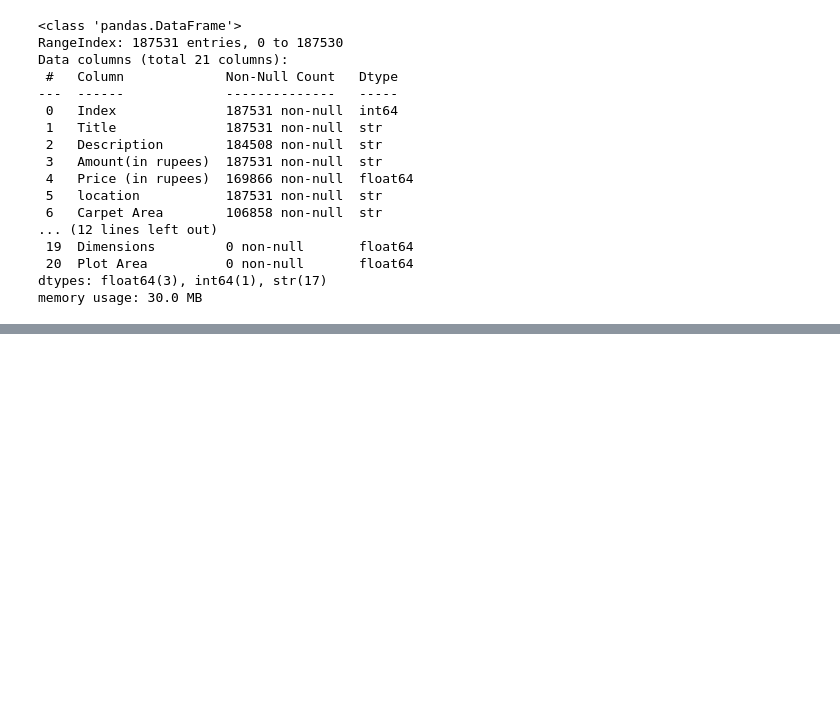
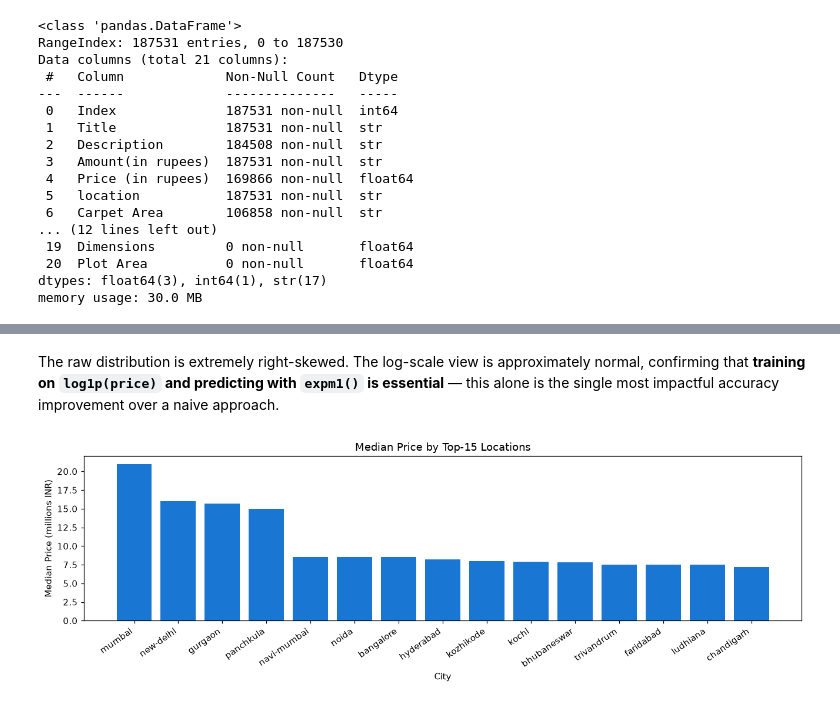
Before and after one commit to Andrew492-a/House-Price-Prediction-, a Jupyter notebook: notebooks/house_price_prediction.ipynb, the cells around one changed output, grey strips where cells are left out. Saved outputs shown, nothing was run; the diff lists cells and outputs as text; code cells hidden in the pictures; blank space fills up the shorter version.

```diff
--- a/notebooks/house_price_prediction.ipynb
+++ b/notebooks/house_price_prediction.ipynb
@@ -434,2 +100,0 @@ The log transformation compresses very large values while preserving the orderin
-# %%
-df["Log_Price"] = np.log1p(df["Price_INR"])
@@ -1824,11 +100,0 @@ plt.show()
-# %%
-# Remove leading/trailing spaces and commas
-
-df["Car Parking"] = (
-    df["Car Parking"]
-    .str.strip()
-    .str.rstrip(",")
-)
-
-print("Unique categories after cleaning:")
-print(df["Car Parking"].nunique())
@@ -2835,0 +180,20 @@ Int64Dtype()
+# %% [markdown]
+The raw distribution is extremely right-skewed. The log-scale view is approximately normal, confirming that **training on `log1p(price)` and predicting with `expm1()` is essential** — this alone is the single most impactful accuracy improvement over a naive approach.
+# %%
+top15 = (
+    eda.groupby("location")["price_clean"]
+    .median()
+    .sort_values(ascending=False)
+    .head(15)
+)
+
+plt.figure(figsize=(12, 4))
+bars = plt.bar(top15.index, top15.values / 1e6, color="#1976D2")
+plt.xticks(rotation=35, ha="right")
+plt.title("Median Price by Top-15 Locations")
+plt.xlabel("City")
+plt.ylabel("Median Price (millions INR)")
+plt.tight_layout()
+plt.show()
+# %% [output]
+[figure, added]
```
Also changed, not shown: parts of 255 cells of this notebook, 5 other files.
